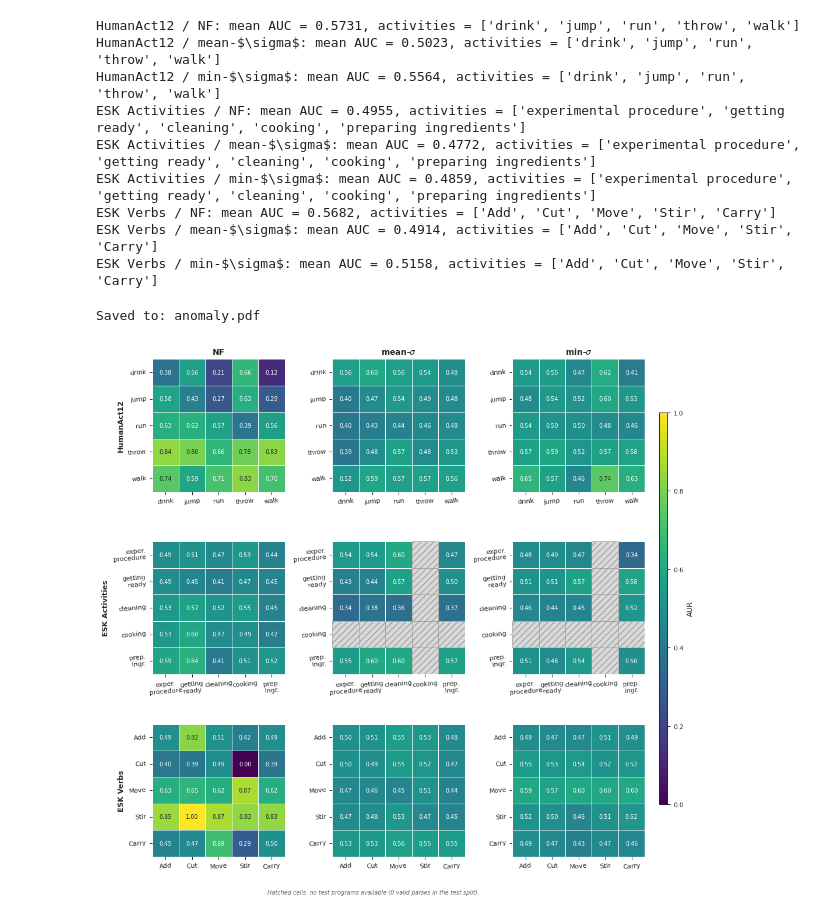
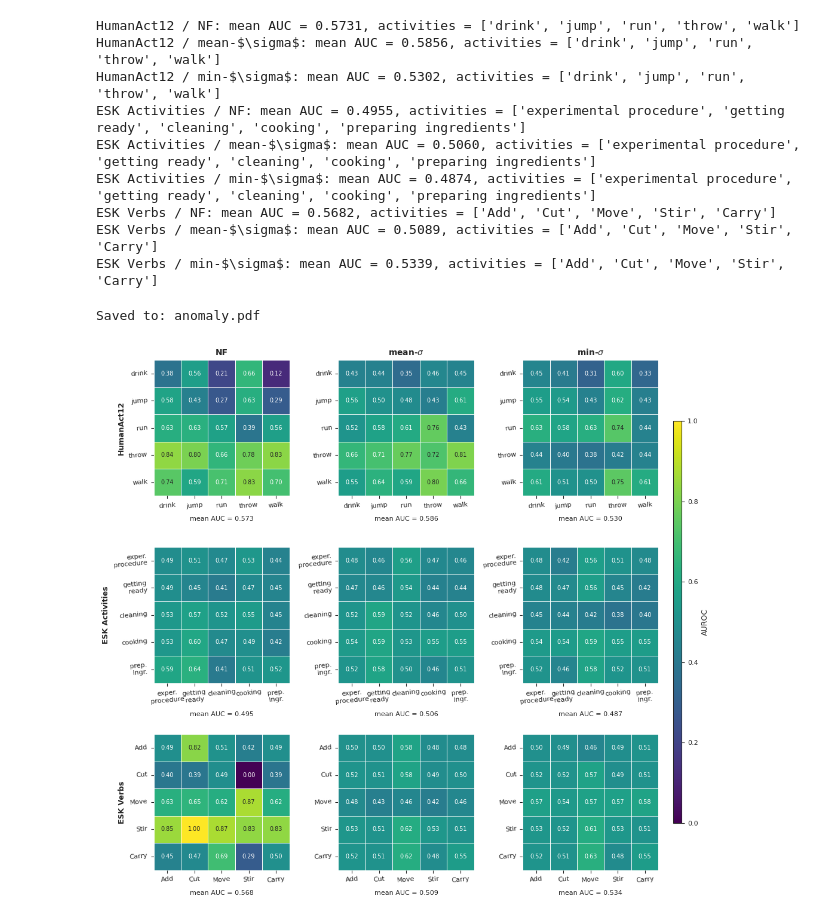
Before and after one commit to assistive-autonomy/exact, a Jupyter notebook: notebooks/anomaly_detection_analysis.ipynb, the cells around one changed output. Cells and saved outputs as stored; diff of their text form; code cells hidden in the pictures.

```diff
--- a/notebooks/anomaly_detection_analysis.ipynb
+++ b/notebooks/anomaly_detection_analysis.ipynb
@@ -46,12 +46,12 @@ EXPERIMENT_FOLDERS = {
     ("nf", "actions"):           "nf_actions_20260310_192939",
     ("nf", "activity"):          "nf_activity_20260310_184837",
     ("nf", "verbs"):             "nf_verbs_20260310_180632",
-    ("mean_sigmoid", "actions"):  "mean_sigmoid_actions_20260312_132257",
-    ("mean_sigmoid", "activity"): "mean_sigmoid_activity_20260312_132230",
-    ("mean_sigmoid", "verbs"):    "mean_sigmoid_verbs_20260312_132031",
-    ("min_sigmoid", "actions"):   "min_sigmoid_actions_20260312_132542",
-    ("min_sigmoid", "activity"):  "min_sigmoid_activity_20260312_132516",
-    ("min_sigmoid", "verbs"):     "min_sigmoid_verbs_20260312_132315",
+    ("mean_sigmoid", "actions"):  "mean_sigmoid_actions_20260313_013025",
+    ("mean_sigmoid", "activity"): "mean_sigmoid_activity_20260313_012953",
+    ("mean_sigmoid", "verbs"):    "mean_sigmoid_verbs_20260313_012839",
+    ("min_sigmoid", "actions"):   "min_sigmoid_actions_20260313_013325",
+    ("min_sigmoid", "activity"):  "min_sigmoid_activity_20260313_013251",
+    ("min_sigmoid", "verbs"):     "min_sigmoid_verbs_20260313_013129",
 }
 
 
@@ -97,14 +97,14 @@ for dataset in DATASETS:
               f"activities = {d['activities']}")
 # %% [output]
 HumanAct12 / NF: mean AUC = 0.5731, activities = ['drink', 'jump', 'run', 'throw', 'walk']
-HumanAct12 / mean-$\sigma$: mean AUC = 0.5023, activities = ['drink', 'jump', 'run', 'throw', 'walk']
-HumanAct12 / min-$\sigma$: mean AUC = 0.5564, activities = ['drink', 'jump', 'run', 'throw', 'walk']
+HumanAct12 / mean-$\sigma$: mean AUC = 0.5856, activities = ['drink', 'jump', 'run', 'throw', 'walk']
+HumanAct12 / min-$\sigma$: mean AUC = 0.5302, activities = ['drink', 'jump', 'run', 'throw', 'walk']
 ESK Activities / NF: mean AUC = 0.4955, activities = ['experimental procedure', 'getting ready', 'cleaning', 'cooking', 'preparing ingredients']
-ESK Activities / mean-$\sigma$: mean AUC = 0.4772, activities = ['experimental procedure', 'getting ready', 'cleaning', 'cooking', 'preparing ingredients']
-ESK Activities / min-$\sigma$: mean AUC = 0.4859, activities = ['experimental procedure', 'getting ready', 'cleaning', 'cooking', 'preparing ingredients']
+ESK Activities / mean-$\sigma$: mean AUC = 0.5060, activities = ['experimental procedure', 'getting ready', 'cleaning', 'cooking', 'preparing ingredients']
+ESK Activities / min-$\sigma$: mean AUC = 0.4874, activities = ['experimental procedure', 'getting ready', 'cleaning', 'cooking', 'preparing ingredients']
 ESK Verbs / NF: mean AUC = 0.5682, activities = ['Add', 'Cut', 'Move', 'Stir', 'Carry']
-ESK Verbs / mean-$\sigma$: mean AUC = 0.4914, activities = ['Add', 'Cut', 'Move', 'Stir', 'Carry']
-ESK Verbs / min-$\sigma$: mean AUC = 0.5158, activities = ['Add', 'Cut', 'Move', 'Stir', 'Carry']
+ESK Verbs / mean-$\sigma$: mean AUC = 0.5089, activities = ['Add', 'Cut', 'Move', 'Stir', 'Carry']
+ESK Verbs / min-$\sigma$: mean AUC = 0.5339, activities = ['Add', 'Cut', 'Move', 'Stir', 'Carry']
 # %%
 def plot_auc_grid(
     experiments: dict,
@@ -144,6 +144,7 @@ def plot_auc_grid(
             d = experiments[dataset][method]
             auc_matrix = d["auc_matrix"]
             activities = d["activities"]
+            mean_auc = d["mean_auc"]
 
             wrapped = [a.replace(" ", "\n").replace("_", "\n") for a in activities]
             # Abbreviate long labels
@@ -184,6 +185,7 @@ def plot_auc_grid(
 
             ax.set_xticklabels(wrapped, rotation=5, fontsize=TICK_FONTSIZE)
             ax.set_yticklabels(wrapped, rotation=5, fontsize=TICK_FONTSIZE)
+            ax.set_xlabel(f"mean AUC = {mean_auc:.3f}", fontsize=TICK_FONTSIZE, labelpad=8)
 
             # Row labels on leftmost column
             if col_idx == 0:
@@ -202,32 +204,32 @@ def plot_auc_grid(
     sm = plt.cm.ScalarMappable(cmap=cmap, norm=plt.Normalize(0, 1))
     sm.set_array([])
     cbar = fig.colorbar(sm, cax=cbar_ax)
-    cbar.set_label("AUR", fontsize=LABEL_FONTSIZE)
+    cbar.set_label("AUROC", fontsize=LABEL_FONTSIZE)
     cbar.ax.tick_params(labelsize=TICK_FONTSIZE)
 
     plt.tight_layout()
 
     # Footnote if any cells were missing
     if has_missing:
         fig.text(
             0.5, -0.01,
             "Hatched cells: no test programs available (0 valid parses in the test split).",
             ha="center", fontsize=TICK_FONTSIZE - 1, style="italic", color="#666666",
         )
 
     if save_path:
         plt.savefig(save_path, dpi=RESOLUTION, bbox_inches="tight", facecolor="white")
         print(f"Saved to: {save_path}")
 
     plt.show()
     return fig
 
 
 fig = plot_auc_grid(
     experiments, DATASETS, METHODS,
     DATASET_LABELS, METHOD_LABELS,
     save_path="anomaly.pdf",
 )
 # %% [output]
 Saved to: anomaly.pdf
-[figure, old version]
+[figure, new version]
```
Also changed, not shown: 7 other files.
